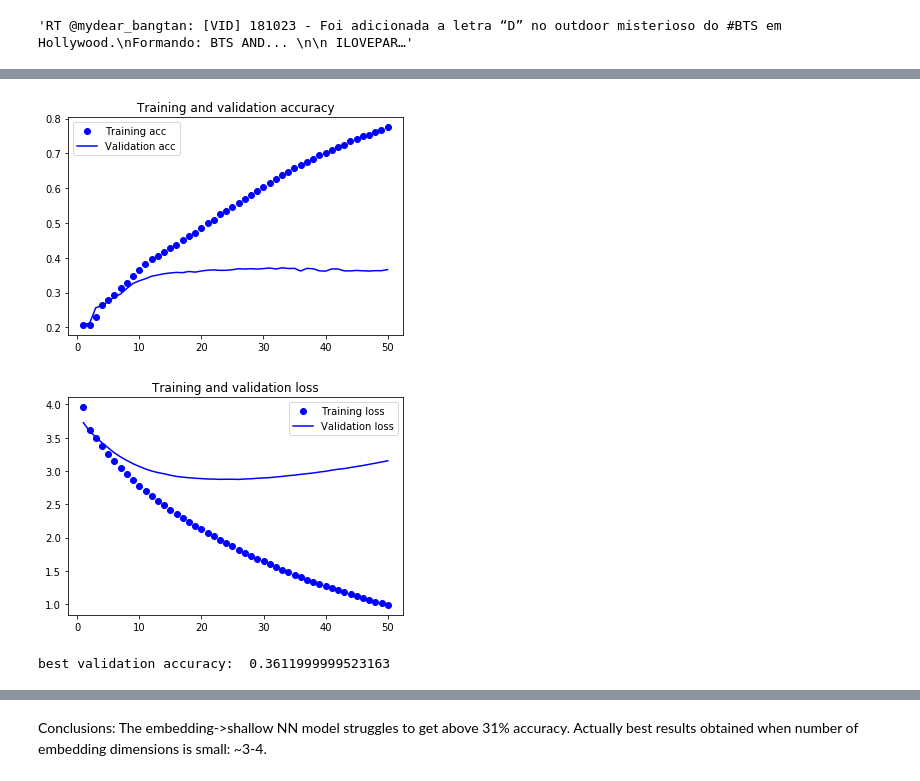
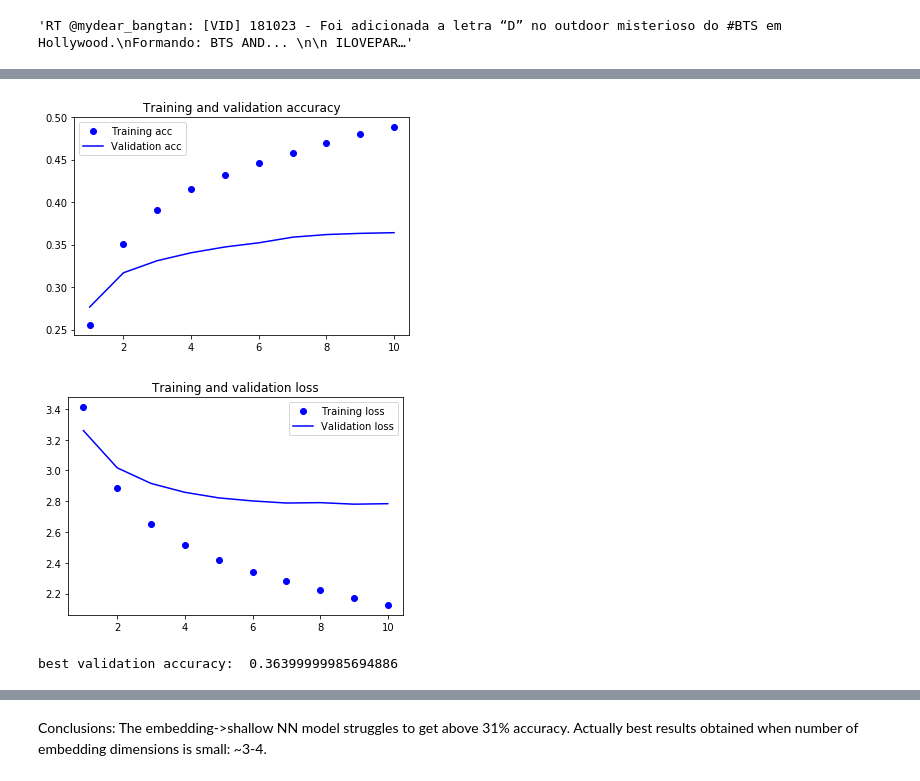
Before and after one commit to nicksexton/emojitranslate, a Jupyter notebook: 1 - emoji predict.ipynb, the cells around one changed output, grey strips where cells are left out. Saved outputs shown, nothing was run; the diff lists cells and outputs as text; code cells hidden in the pictures.

Commit message:
tried the simple embedding layer on 100k tweets training data

```diff
--- a/1 - emoji predict.ipynb
+++ b/1 - emoji predict.ipynb
@@ -119,15 +119,15 @@ emojis[:10]
 # %% [markdown]
 Currently we've collected quite a lot of tweet data, so to speed up the prototyping of the model we're going to create a train/dev/test datasets of 10,000 tweets each.
 # %%
-train_tweets = tweets[0:10000]
-dev_tweets = tweets[10000:20000]
-test_tweets = tweets[20000:30000]
+#train_tweets = tweets[0:10000]
+#dev_tweets = tweets[10000:20000]
+#test_tweets = tweets[20000:30000]
 
 
 # !! Temp! Try on much bigger dataset
-#train_tweets = tweets[0:100000] # 100000 tweets
-#dev_tweets = tweets[100000:110000]
-#test_tweets = tweets[110000:120000]
+train_tweets = tweets[0:100000] # 100000 tweets
+dev_tweets = tweets[100000:110000]
+test_tweets = tweets[110000:120000]
 # %%
 #def data_generator(tweets, batch_size):
 #    while True:
@@ -227,15 +227,15 @@ for i in range (all_emojis.shape[0]):
 
 all_emojis_one_hot = to_categorical (all_emojis_idx)
 
-y_train_idx = all_emojis_one_hot[0:10000,:]
-y_dev_idx = all_emojis_one_hot[10000:20000,:]
-y_test_idx = all_emojis_one_hot[20000:30000,:]
+#y_train_idx = all_emojis_one_hot[0:10000,:]
+#y_dev_idx = all_emojis_one_hot[10000:20000,:]
+#y_test_idx = all_emojis_one_hot[20000:30000,:]
 
 
 # Temp!
-#y_train_idx = all_emojis_one_hot[0:100000,:]
-#y_dev_idx = all_emojis_one_hot[100000:110000,:]
-#y_test_idx = all_emojis_one_hot[110000:120000,:]
+y_train_idx = all_emojis_one_hot[0:100000,:]
+y_dev_idx = all_emojis_one_hot[100000:110000,:]
+y_test_idx = all_emojis_one_hot[110000:120000,:]
 # %%
 # y_train_idx[0:10]
 # %% [markdown]
@@ -484,16 +484,16 @@ x_train[0]
 # %%
 # Tokenize the tweets into lists of words
 
-maxlen = 20
+maxlen = 25
 
 def convert_to_sequences(tweet_text, tokenizer, maxlen=20):
     tweet_sequence = np.asarray(tokenizer.texts_to_sequences(tweet_text))
     padded = pad_sequences (tweet_sequence, maxlen=maxlen)
     return (padded)
 
-x_train_sequences = convert_to_sequences(x_train, tokenizer, maxlen=20)
-x_dev_sequences = convert_to_sequences(x_dev, tokenizer, maxlen=20)
-x_test_sequences = convert_to_sequences(x_test, tokenizer, maxlen=20)
+x_train_sequences = convert_to_sequences(x_train, tokenizer, maxlen=maxlen)
+x_dev_sequences = convert_to_sequences(x_dev, tokenizer, maxlen=maxlen)
+x_test_sequences = convert_to_sequences(x_test, tokenizer, maxlen=maxlen)
 # %%
 n_output_classes = y_dev_idx.shape[1]
 
@@ -522,7 +522,7 @@ model = simple_embedding_model(n_output_classes,
 
 early = keras.callbacks.EarlyStopping(monitor='val_acc',
                               min_delta=0.03,
-                              patience=2,
+                              patience=5,
                               verbose=1, mode='auto')
 
 checkpoint = keras.callbacks.ModelCheckpoint(filepath='emoji_embedding.h5',
@@ -537,10 +537,10 @@ tensorboard = keras.callbacks.TensorBoard(log_dir='tensorboard_log',
 
 history = model.fit (x_train_sequences, y_train_idx,
                      validation_data = (x_dev_sequences, y_dev_idx),
-                     epochs = 50,
+                     epochs = 20,
                      batch_size = 512,
-                     verbose=2)
-                     #callbacks=[tensorboard])
+                     verbose=1,
+                     callbacks=[early])
 
 plot_train_history(history)
 # %% [output]
@@ -564,7 +564,7 @@ Epoch 50/50
-[figure, old version]
+[figure, new version]
-[figure, old version]
+[figure, new version]
 # %%
 print ("best validation accuracy: ", max(history.history['val_acc']))
 # %% [output]
-best validation accuracy:  0.3611999999523163
+best validation accuracy:  0.36399999985694886
 # %%
```
Also changed, not shown: parts of 16 cells of this notebook.
